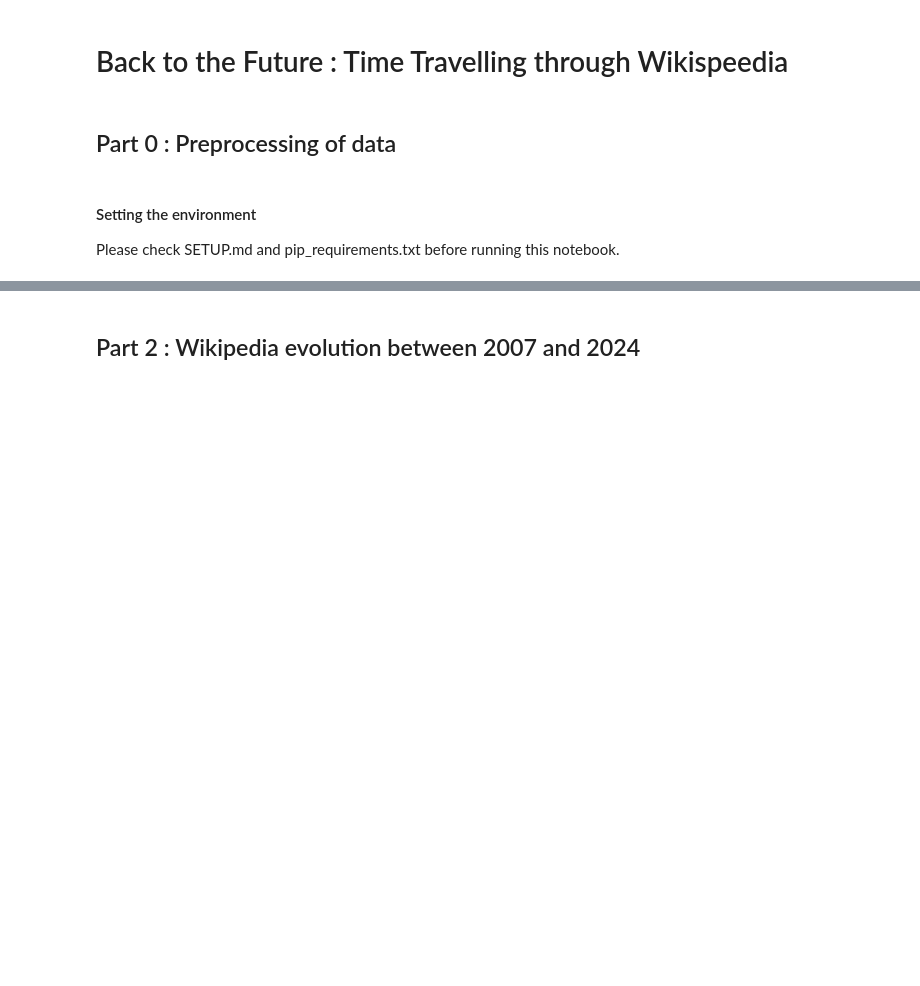
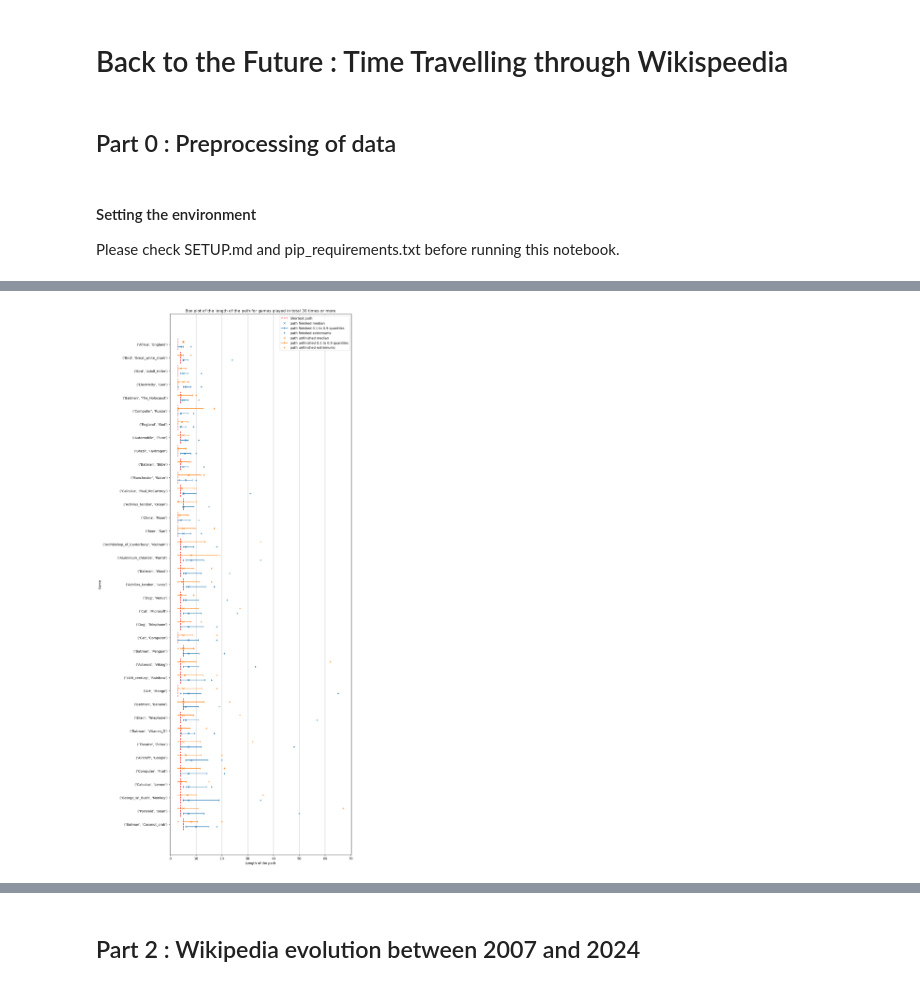
Before and after one commit to epfl-ada/ada-2024-project-outlier-1, a Jupyter notebook: results.ipynb, the cells around one changed output, grey strips where cells are left out. Cells and saved outputs as stored; diff of their text form; code cells hidden in the pictures; blank space fills up the shorter version.

```diff
--- a/results.ipynb
+++ b/results.ipynb
@@ -27,0 +299,3 @@ DATA = "data/"
+# %%
+distrib_unf_trunc, tot_links_unf_trunc = get_sankey_data(path_unfinished, categories, 'unf')
+# https://public.flourish.studio/visualisation/20279232/
@@ -27,0 +429,11 @@ DATA = "data/"
+# %%
+# First, we create a graph.
+G_2007 = nx.DiGraph()
+G_2007.add_nodes_from(np.unique(articles2007))
+G_2007.add_edges_from(links2007[['linkSource', 'linkTarget']].to_numpy())
+# %%
+# some stats about the links leading to target and shortest path
+stats_games['links_to_target'] = stats_games.index.map(lambda x: links2007[['linkTarget', 'linkSource']].groupby('linkTarget').count().loc[x[1]].values[0])
+stats_games['log_links_to_target'] = np.log(stats_games['links_to_target'])
+stats_games['shortest_path'] = stats_games.apply(lambda x: len(nx.shortest_path(G_2007, source=x.name[0], target=x.name[1])), axis=1)
+stats_games
@@ -27,0 +457,4 @@ DATA = "data/"
+# %%
+num_games = 30
+stats_big_games = stats_games.copy(deep=True).loc[stats_games['tot_games_played']>=num_games].sort_values(by='percentage_success')
+stats_big_games.describe()
@@ -27,0 +472,38 @@ DATA = "data/"
+# %%
+# NEXTSTEP:: eventually create function in plotting.py for better encapsulation, make it pretty
+# NEXTSTEP:: hypothesis testing to check if the length of the paths for a same game
+# depend if the path reach the target or not
+
+n = len(stats_big_games.index)
+y = np.arange(int(n*4), step=4)
+plt.figure(figsize=(10,30))
+gap=1.5
+
+for i in range(n):
+    plt.plot([stats_big_games['shortest_path'][i], stats_big_games['shortest_path'][i]], [y[i]-1, y[i]+gap+1], 'r--', label='Shortest path' if i==1 else '')
+
+# plt.errorbar(stats_big_games['avg_f_path'], y, xerr=stats_big_games['sem_f_path']*1.96/2,
+#              linestyle='', marker='+', capsize=4, label='Finished', color='tab:blue')
+plt.plot(stats_big_games['med_f_path'], y, 'x', color='tab:blue', label='path finished median')
+plt.plot([stats_big_games['q10_f_path'], stats_big_games['q90_f_path']], [y, y], '-|', color='tab:blue', label='path finished 0.1 to 0.9 quantiles')
+plt.plot(stats_big_games['min_f_path'], y, '+', color='tab:blue', label='path finished extremums')
+plt.plot(stats_big_games['max_f_path'], y, '+', color='tab:blue')
+
+plt.plot(stats_big_games['med_unf_path'], y+gap, 'x', color='tab:orange', label='path unfinished median')
+plt.plot([stats_big_games['q10_unf_path'], stats_big_games['q90_unf_path']], [y+gap, y+gap], '-|', color='tab:orange', label='path unfinished 0.1 to 0.9 quantiles')
+plt.plot(stats_big_games['min_unf_path'], y+gap, '+', color='tab:orange', label='path unfinished extremums')
+plt.plot(stats_big_games['max_unf_path'], y+gap, '+', color='tab:orange')
+# plt.errorbar(stats_big_games['avg_unf_path'], y+1.5, xerr=stats_big_games['sem_unf_path']*1.96/2,
+#              linestyle='', marker='+', capsize=4, label='Unfinished', color='tab:orange')
+
+plt.title(f'Box plot of the length of the path for games played in total {num_games} times or more')
+plt.yticks(y+0.75, stats_big_games.index)
+plt.grid(axis='x')
+plt.xlabel('Length of the path')
+plt.ylabel('Game')
+
+handles, labels = plt.gca().get_legend_handles_labels()
+by_label = dict(zip(labels, handles))
+plt.legend(by_label.values(), by_label.keys());
+# %% [output]
+[figure, added]
```
Also changed, not shown: parts of 64 cells of this notebook, 1 other file.
